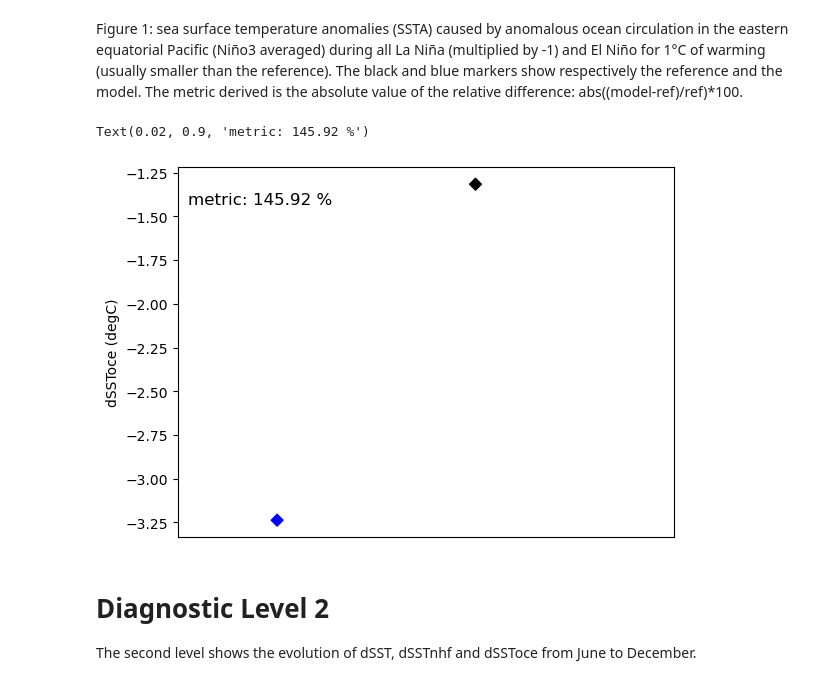
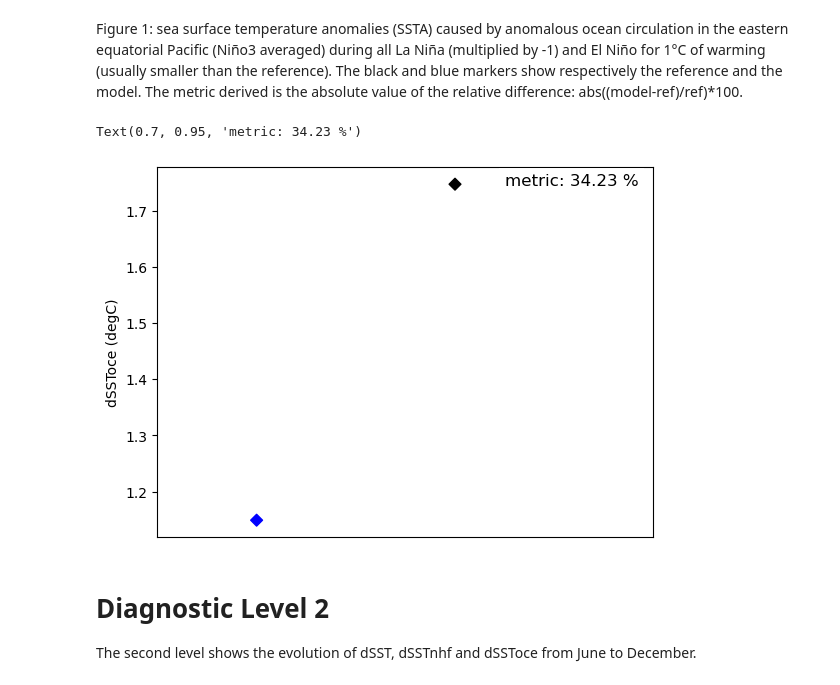
Before and after one commit to ACCESS-NRI/ACCESS-ENSO-recipes, a Jupyter notebook: 24-ocean_driven_SST.ipynb, the cells around one changed output. Saved outputs shown, nothing was run; the diff lists cells and outputs as text; code cells hidden in the pictures.

```diff
--- a/24-ocean_driven_SST.ipynb
+++ b/24-ocean_driven_SST.ipynb
@@ -252,3 +225,12 @@ obs_tos_enso = {name: sst_enso_n34(dataset) for name, dataset in obs_tos.items()
+# %%
+## nhf
+# cube = model_nhf_prep['ACCESS-ESM1-5']
+# east_cube = extract_season(cube,'JASOND')
+# print(cube.shape, east_cube.shape)
+# nhf_east = annual_statistics(east_cube, 'sum') #cumsum
+
+model_nhf = dSSTnhf(model_nhf_prep['ACCESS-ESM1-5'])
+obs_nhf = dSSTnhf(obs_nhf_prep['TROPFLUX'])
 # %%
 # detect nino and nina
 from esmvalcore.preprocessor import mask_above_threshold, mask_below_threshold
@@ -276,10 +262,17 @@ def dSSTnhf_ninonina(events_dict, dsstnhf):
 # %%
+obs_sst = trend_month_sst(obs_ts_prep['TROPFLUX'])
+mod_sst = trend_month_sst(model_ts_prep['ACCESS-ESM1-5'])
+
 events = enso_events(model_ts_enso['ACCESS-ESM1-5'])
 print('model', events)
-mod_data = dSSTnhf_ninonina(events, model)
+mod_data = dSSTnhf_ninonina(events, model_nhf) # run for dsst? ^mod_sst
+print(f'model sst, mean: {mod_sst.data.mean()}')
+mod_sst_data = dSSTnhf_ninonina(events, mod_sst)
 
 events = enso_events(obs_tos_enso['TROPFLUX'])
 print('obs', events)
-obs_data = dSSTnhf_ninonina(events, obs)
+obs_data = dSSTnhf_ninonina(events, obs_nhf)
+print(f'obs sst, mean: {obs_sst.data.mean()}')
+obs_sst_data = dSSTnhf_ninonina(events, obs_sst)
 # %% [output]
 model {'nina': [1984, 1985, 1990, 1993, 1996, 1999, 2002, 2006, 2011], 'nino': [1979, 1983, 1995, 1997, 1998, 2001, 2013]}
@@ -322,7 +292,18 @@ model -7.450581e-09 [ 0.9645473   1.191686    0.83864176  0.5386874   0.8935067
 obs = np.array(obs_data).flatten()
 # mod = np.array(mod_data).flatten()
 mod = np.concatenate(mod_data)
-print(obs.shape, mod.shape, mod.mean(), obs.mean())
+obs_dsst = np.concatenate(obs_sst_data)
+mod_dsst = np.concatenate(mod_sst_data)
 
-abs((mod.mean() - obs.mean()) / obs.mean())*100
+print(obs.shape, mod.shape,'nhf', mod.mean(), obs.mean(),'sst', mod_dsst.mean(), obs_dsst.mean() )
+
+dSSToce_model = mod_dsst.mean() - mod.mean()
+dSSToce_obs = obs_dsst.mean() - obs.mean()
+print('dsstoce', dSSToce_model, dSSToce_obs)
+
+dSSToce_model = mod_dsst - mod
+dSSToce_obs = obs_dsst - obs
+print('dsstoce', dSSToce_model.mean(), dSSToce_obs.mean())
+
+abs((dSSToce_model.mean() - dSSToce_obs.mean()) / dSSToce_obs.mean())*100
 # %% [output]
@@ -335,26 +318,26 @@ Figure 1: sea surface temperature anomalies (SSTA) caused by anomalous ocean cir
 # %%
 # scatter plot metric
 
-metric_val = abs((ave-ave_obs)/ave_obs)*100
+metric_val = abs((dSSToce_model.mean() - dSSToce_obs.mean()) / dSSToce_obs.mean())*100 #abs((ave-ave_obs)/ave_obs)*100
 
-plt.scatter([0,1], [ave,ave_obs], c=['blue','black'], marker='D')
+plt.scatter([0,1], [dSSToce_model.mean(), dSSToce_obs.mean()], c=['blue','black'], marker='D')
 
 plt.xlim(-0.5,2)#range(-1,3,1)) #['model','obs']
 plt.xticks([])
 
 # print(obs_tos_prep["HadISST"].shape, obs_tauu_prep["ERA-Interim"].shape)
 # plt.scatter(obs_tos_prep["HadISST"].data, obs_tauu_prep["ERA-Interim"].data,s=20, c='black', marker='D')
 
 plt.ylabel(f'dSSToce (degC)')
 
 ## text slope
-plt.text(0.02, 0.9, f'metric: {metric_val:.2f} %', fontsize=12, ha='left',
+plt.text(0.7, 0.95, f'metric: {metric_val:.2f} %', fontsize=12, ha='left',
          transform=plt.gca().transAxes, bbox=dict(facecolor='white', alpha=0.8, edgecolor='none'))
 
 # print(metric_val)
 # %% [output]
-Text(0.02, 0.9, 'metric: 145.92 %')
+Text(0.7, 0.95, 'metric: 34.23 %')
-[figure, old version]
+[figure, new version]
 # %% [markdown]
 # Diagnostic Level 2
 The second level shows the evolution of dSST, dSSTnhf and dSSToce from June to December.
```
Also changed, not shown: parts of 15 cells of this notebook.
